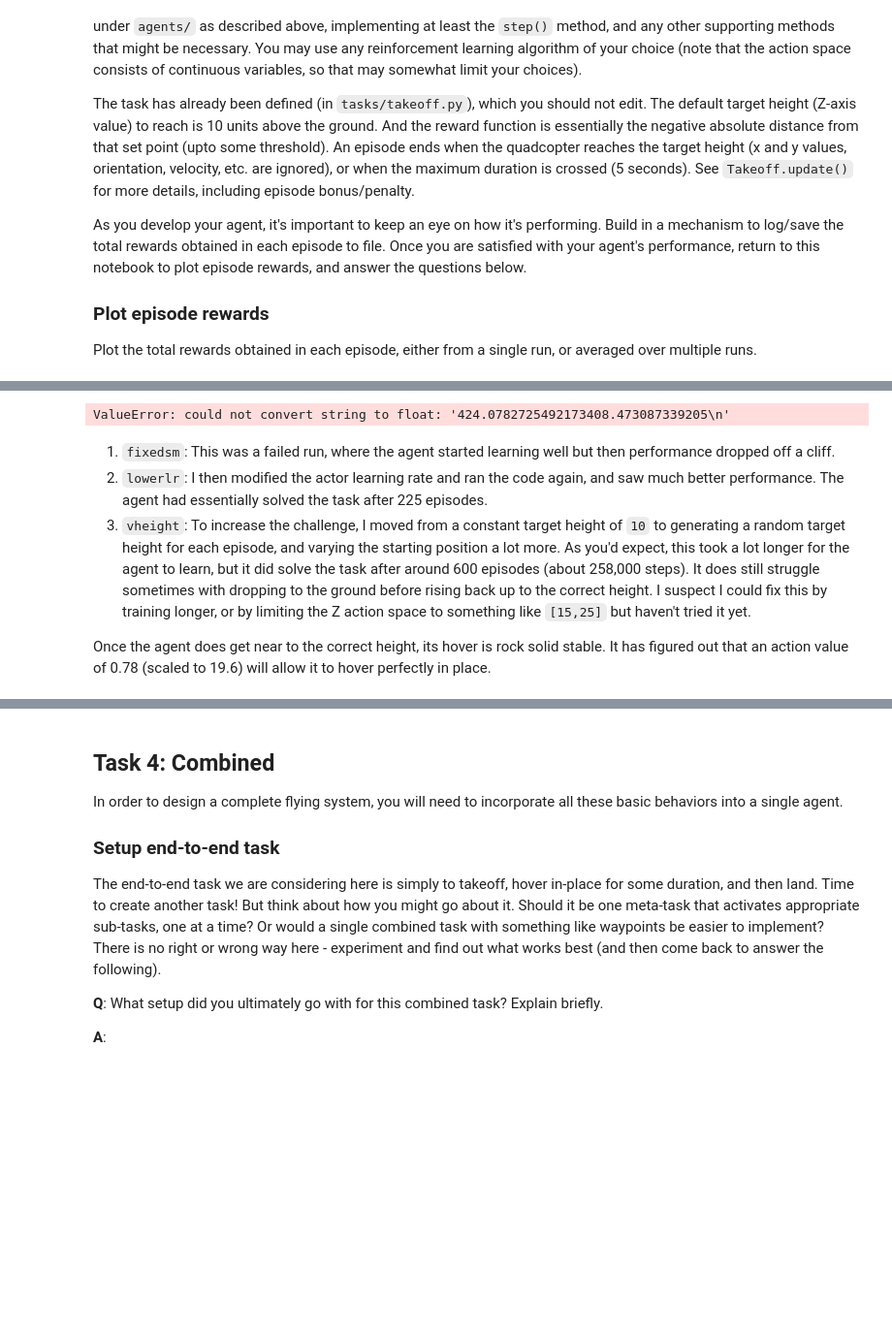
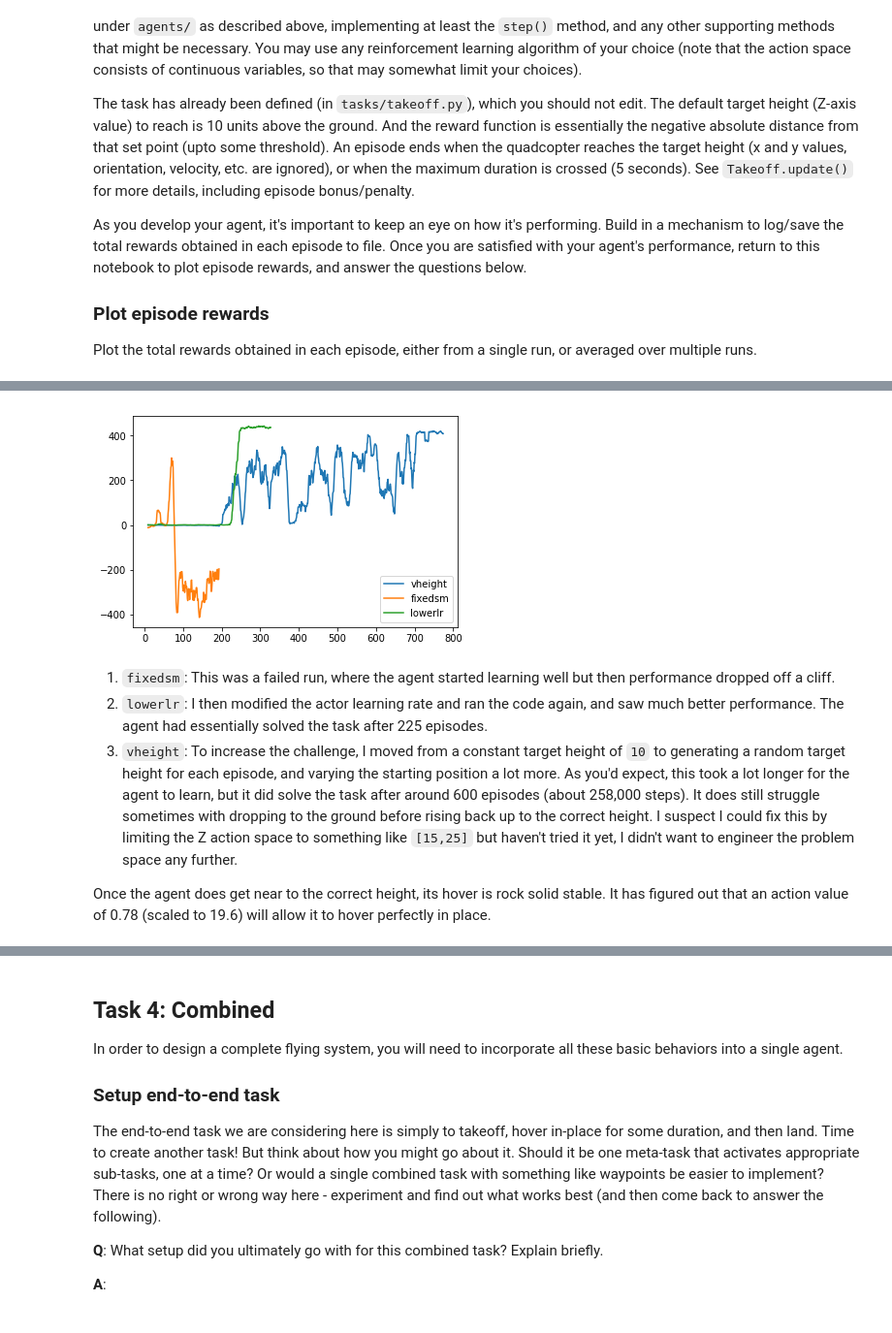
Before and after one commit to codekitchen/RL-Quadcopter, a Jupyter notebook: quad_controller_rl/notebooks/RL-Quadcopter.ipynb, the cells around one changed output, grey strips where cells are left out. Shown: that part at 97% size. Drawn from its saved outputs; the diff is of its cells as text; code cells hidden in the pictures; blank space fills up the shorter version.

```diff
--- a/quad_controller_rl/notebooks/RL-Quadcopter.ipynb
+++ b/quad_controller_rl/notebooks/RL-Quadcopter.ipynb
@@ -249,25 +259,14 @@ The inner layers of both actor and critic use the default TF Xavier initializati
 ### Plot episode rewards
 
 As before, plot the episode rewards, either from a single run, or averaged over multiple runs. Comment on any changes in learning behavior.
-# %%
-import numpy as np
-from matplotlib import pyplot as plt
-from pathlib import Path
-
-for run in Path("../../ddpg_state/Hover").glob("*/rewards.log"):
-    with run.open('r') as f:
-        label = run.parts[-2]
-        points = [float(l) for l in f.readlines()]
-        plt.plot(np.array(points), label=label)
-
-plt.legend()
-plt.show()
-# %% [output]
-ValueError: could not convert string to float: '424.0782725492173408.473087339205\n'
+# %%
+plotRewards("Hover")
+# %% [output]
+[figure, added]
 # %% [markdown]
 1. `fixedsm`: This was a failed run, where the agent started learning well but then performance dropped off a cliff.
 1. `lowerlr`: I then modified the actor learning rate and ran the code again, and saw much better performance. The agent had essentially solved the task after 225 episodes.
-1. `vheight`: To increase the challenge, I moved from a constant target height of `10` to generating a random target height for each episode, and varying the starting position a lot more. As you'd expect, this took a lot longer for the agent to learn, but it did solve the task after around 600 episodes (about 258,000 steps). It does still struggle sometimes with dropping to the ground before rising back up to the correct height. I suspect I could fix this by training longer, or by limiting the Z action space to something like `[15,25]` but haven't tried it yet.
+1. `vheight`: To increase the challenge, I moved from a constant target height of `10` to generating a random target height for each episode, and varying the starting position a lot more. As you'd expect, this took a lot longer for the agent to learn, but it did solve the task after around 600 episodes (about 258,000 steps). It does still struggle sometimes with dropping to the ground before rising back up to the correct height. I suspect I could fix this by limiting the Z action space to something like `[15,25]` but haven't tried it yet, I didn't want to engineer the problem space any further.
 
 Once the agent does get near to the correct height, its hover is rock solid stable. It has figured out that an action value of 0.78 (scaled to 19.6) will allow it to hover perfectly in place.
 # %% [markdown]
```
Also changed, not shown: parts of 9 cells of this notebook, 3 other files.
